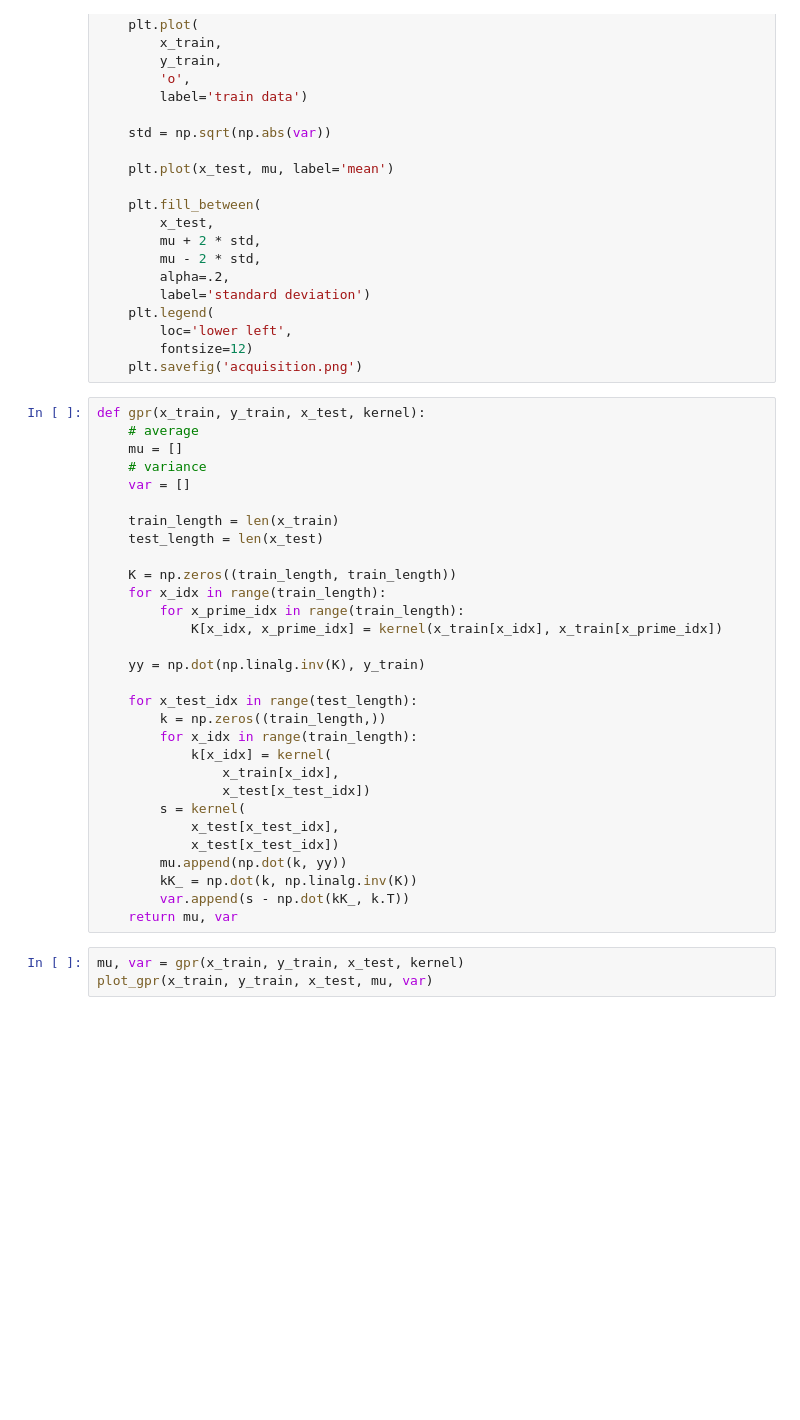
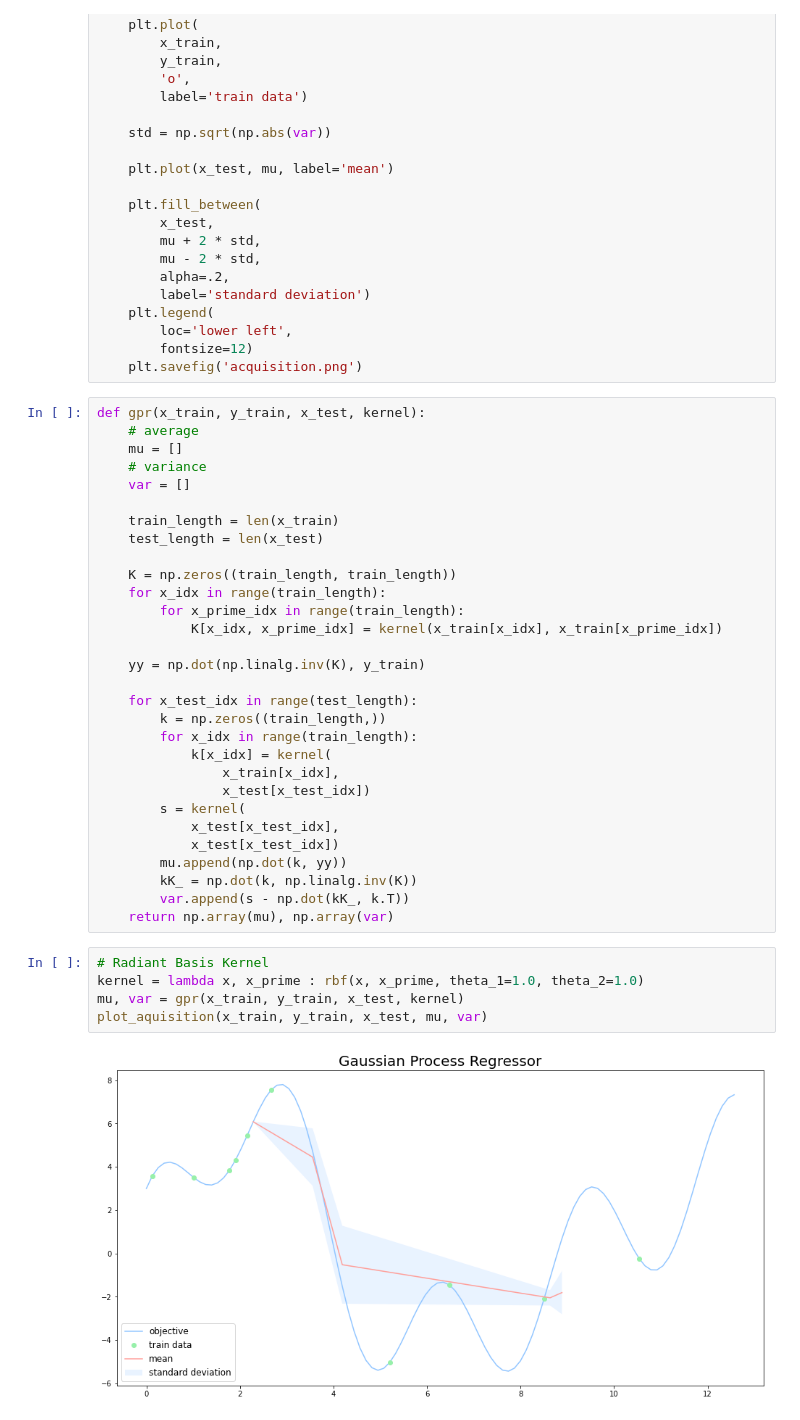
Before and after one commit to meltyyyyy/qiita, a Jupyter notebook: bo/acquisitions.ipynb, the cells around one changed output. Cells and saved outputs as stored; diff of their text form; blank space fills up the shorter version.

Commit message:
create aquisitions.py

```diff
--- a/bo/acquisitions.ipynb
+++ b/bo/acquisitions.ipynb
@@ -93,7 +90,11 @@ def gpr(x_train, y_train, x_test, kernel):
         mu.append(np.dot(k, yy))
         kK_ = np.dot(k, np.linalg.inv(K))
         var.append(s - np.dot(kK_, k.T))
-    return mu, var
+    return np.array(mu), np.array(var)
 # %%
+# Radiant Basis Kernel
+kernel = lambda x, x_prime : rbf(x, x_prime, theta_1=1.0, theta_2=1.0)
 mu, var = gpr(x_train, y_train, x_test, kernel)
-plot_gpr(x_train, y_train, x_test, mu, var)
+plot_aquisition(x_train, y_train, x_test, mu, var)
+# %% [output]
+[figure, added]
```
Also changed, not shown: parts of 8 cells of this notebook, 1 other file.
